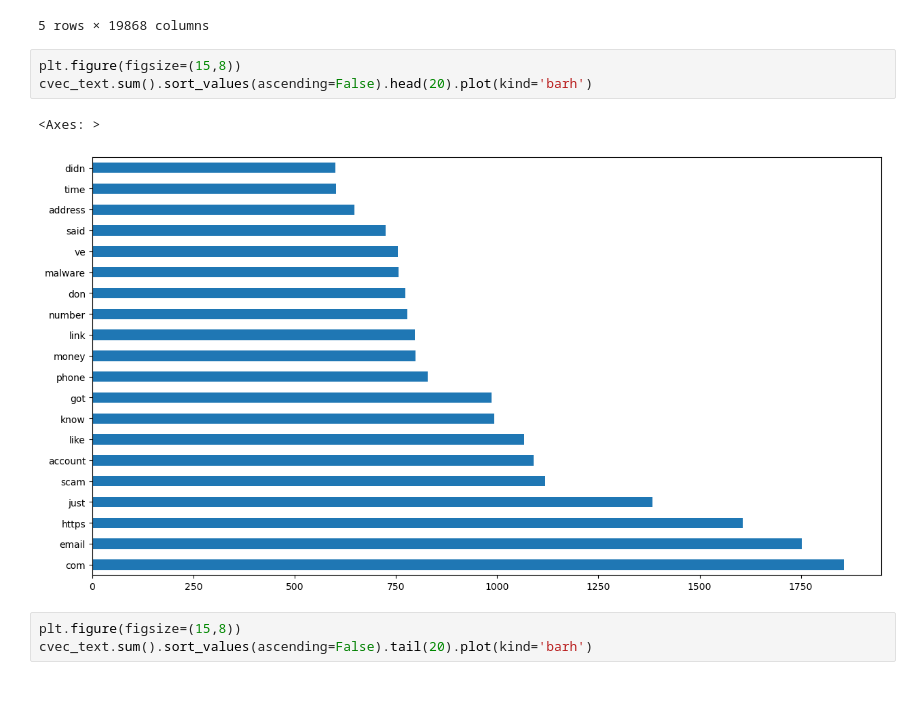
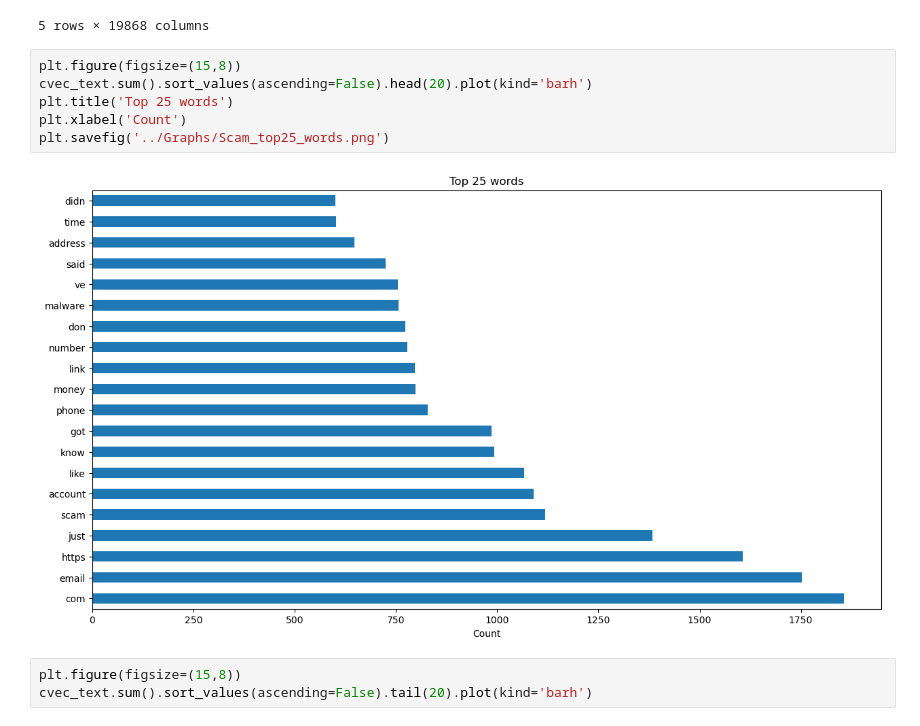
Before and after one commit to rafirahman27/Reddit_Spam_Classification, a Jupyter notebook: Code/02_EDA_and_Cleaning.ipynb, the cells around one changed output. Drawn from its saved outputs; the diff is of its cells as text; blank space fills up the shorter version.

```diff
--- a/Code/02_EDA_and_Cleaning.ipynb
+++ b/Code/02_EDA_and_Cleaning.ipynb
@@ -183,9 +183,11 @@ cvec_text.head()
 # %%
 plt.figure(figsize=(15,8))
 cvec_text.sum().sort_values(ascending=False).head(20).plot(kind='barh')
+plt.title('Top 25 words')
+plt.xlabel('Count')
+plt.savefig('../Graphs/Scam_top25_words.png')
 # %% [output]
-<Axes: >
-[figure, old version]
+[figure, new version]
 # %%
 plt.figure(figsize=(15,8))
 cvec_text.sum().sort_values(ascending=False).tail(20).plot(kind='barh')
```
Also changed, not shown: parts of 13 cells of this notebook, 15 other files.
